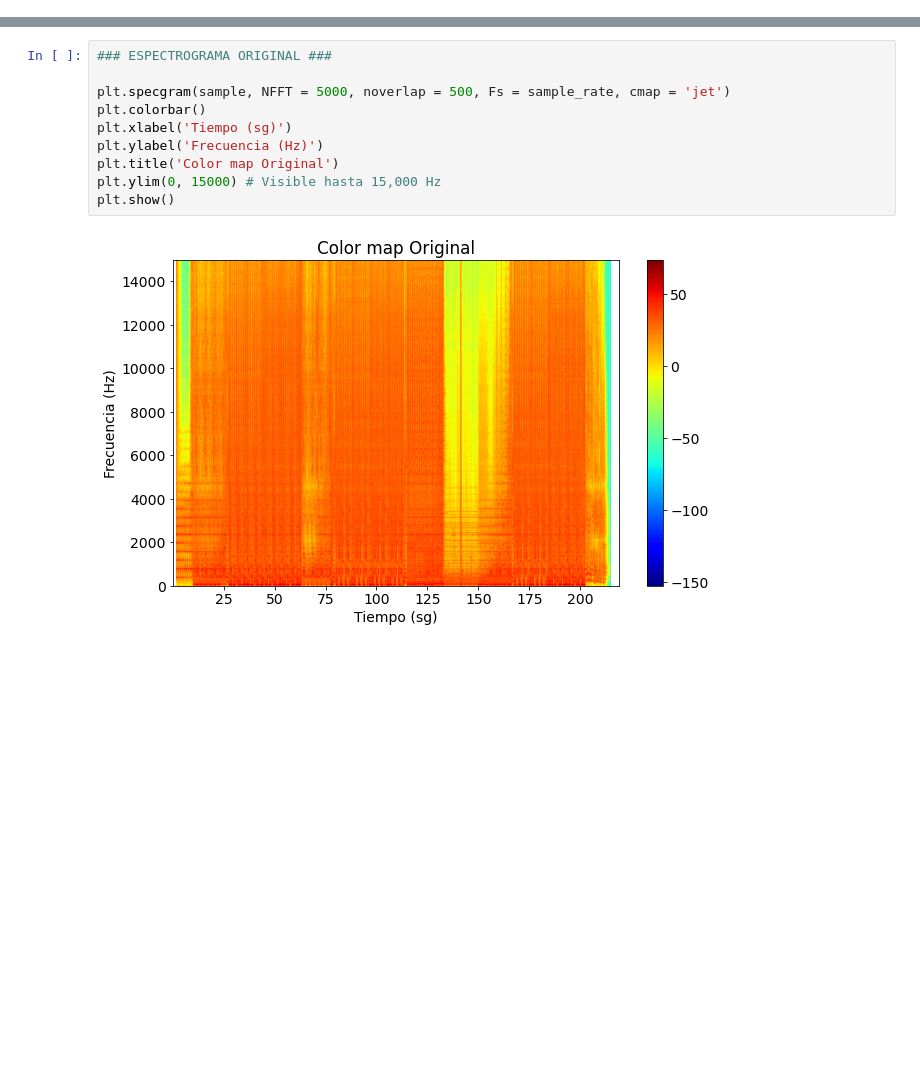
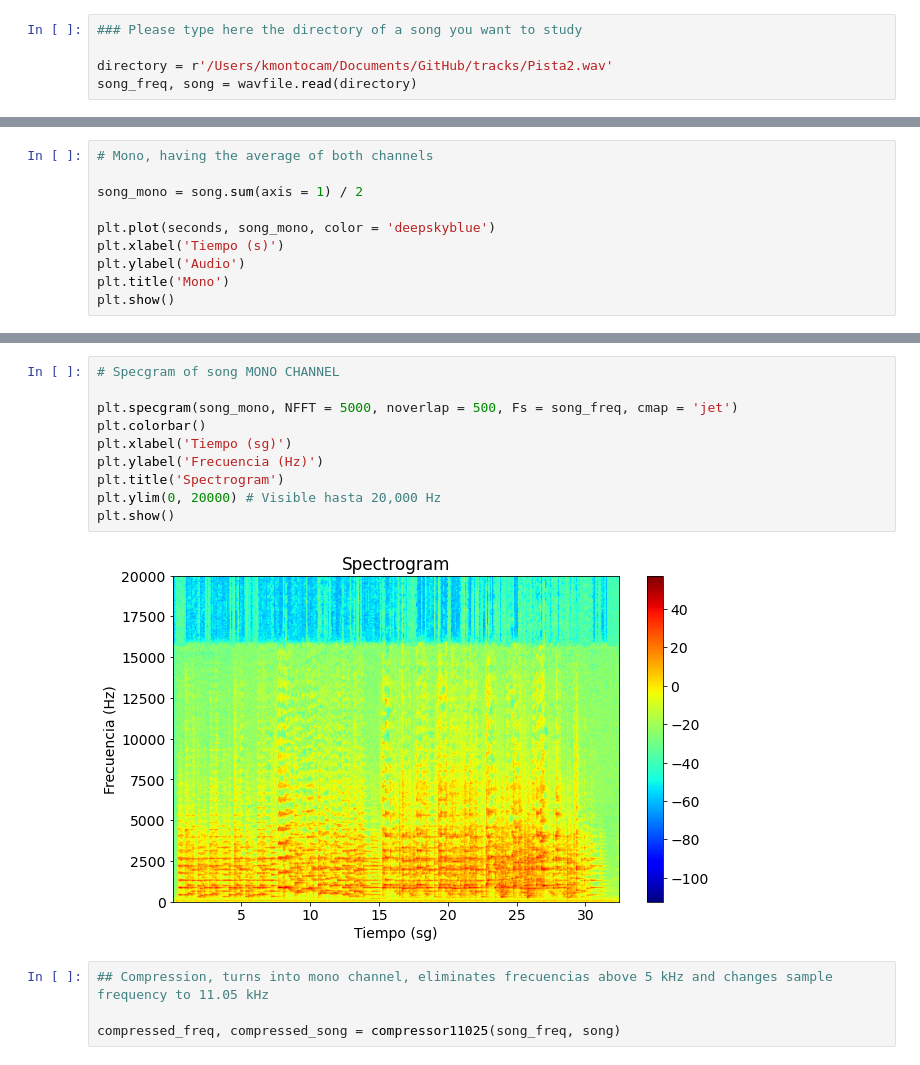
Before and after one commit to kmontocam/SP_F1009_EQ2, a Jupyter notebook: SP_F1009_EQ2.ipynb, the cells around one changed output, grey strips where cells are left out. Saved outputs shown, nothing was run; the diff lists cells and outputs as text; blank space fills up the shorter version.

```diff
--- a/SP_F1009_EQ2.ipynb
+++ b/SP_F1009_EQ2.ipynb
@@ -26,0 +13,5 @@ plt.show()
+# %%
+### Please type here the directory of a song you want to study
+
+directory = r'/Users/kmontocam/Documents/GitHub/tracks/Pista2.wav'
+song_freq, song = wavfile.read(directory)
@@ -26,0 +36,10 @@ plt.show()
+# %%
+# Mono, having the average of both channels
+
+song_mono = song.sum(axis = 1) / 2
+
+plt.plot(seconds, song_mono, color = 'deepskyblue')
+plt.xlabel('Tiempo (s)')
+plt.ylabel('Audio')
+plt.title('Mono')
+plt.show()
@@ -27,12 +62,16 @@ plt.show()
 # %%
-### ESPECTROGRAMA ORIGINAL ###
+# Specgram of song MONO CHANNEL
 
-plt.specgram(sample, NFFT = 5000, noverlap = 500, Fs = sample_rate, cmap = 'jet')
+plt.specgram(song_mono, NFFT = 5000, noverlap = 500, Fs = song_freq, cmap = 'jet')
 plt.colorbar()
 plt.xlabel('Tiempo (sg)')
 plt.ylabel('Frecuencia (Hz)')
-plt.title('Color map Original')
-plt.ylim(0, 15000) # Visible hasta 15,000 Hz
+plt.title('Spectrogram')
+plt.ylim(0, 20000) # Visible hasta 20,000 Hz
 plt.show()
 # %% [output]
-[figure, old version]
+[figure, new version]
+# %%
+## Compression, turns into mono channel, eliminates frecuencias above 5 kHz and changes sample frequency to 11.05 kHz
+
+compressed_freq, compressed_song = compressor11025(song_freq, song)
```
Also changed, not shown: parts of 18 cells of this notebook, 8 other files.
